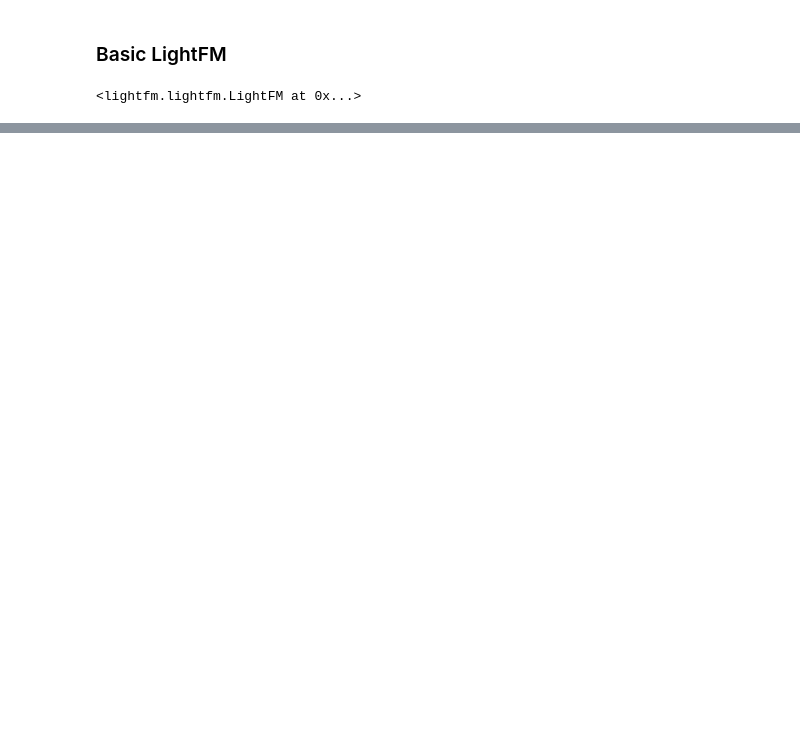
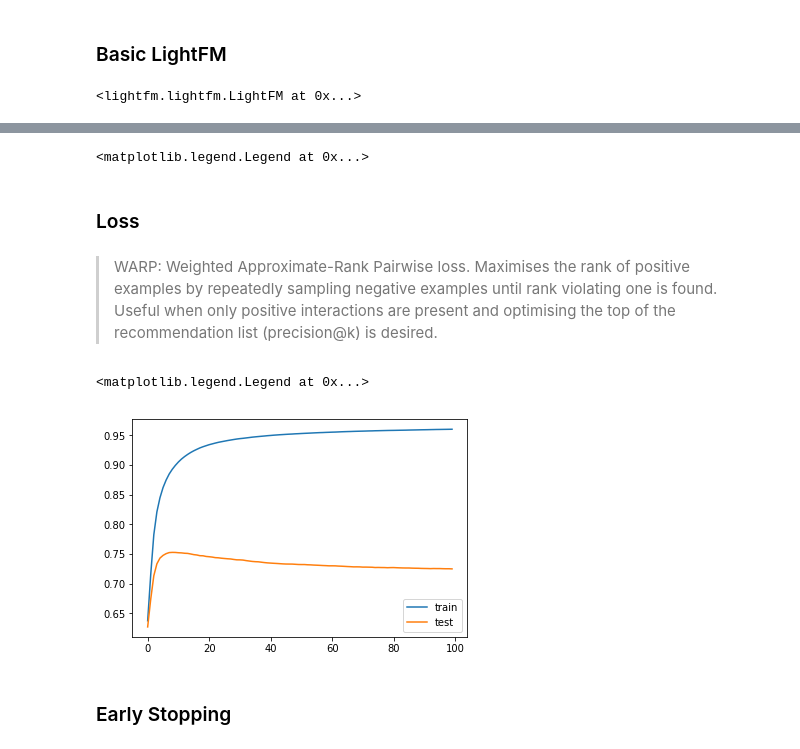
Before and after one commit to maxhumber/BRE, a Jupyter notebook: odsc.ipynb, the cells around one changed output, grey strips where cells are left out. Cells and saved outputs as stored; diff of their text form; code cells hidden in the pictures; blank space fills up the shorter version.

```diff
--- a/odsc.ipynb
+++ b/odsc.ipynb
@@ -434,0 +512,2 @@ array([0.57377923, 0.97406924, 0.6821956 ])
+# %%
+train, test = random_train_test_split(interactions, test_percentage=0.2)
@@ -434,0 +516,3 @@ array([0.57377923, 0.97406924, 0.6821956 ])
+# %%
+model = LightFM()
+model.fit(train, epochs=500)
@@ -434,0 +525,27 @@ array([0.57377923, 0.97406924, 0.6821956 ])
+# %%
+model = LightFM()
+
+scores = []
+for e in range(100):
+    model.fit_partial(train, epochs=1)
+    auc_train = auc_score(model, train).mean()
+    auc_test = auc_score(model, test).mean()
+    scores.append((auc_train, auc_test))
+
+scores = np.array(scores)
+# %%
+from matplotlib import pyplot as plt
+
+plt.plot(scores[:, 0], label='train')
+plt.plot(scores[:, 1], label='test')
+plt.legend()
+# %% [output]
+<matplotlib.legend.Legend at 0x...>
+# %% [markdown]
+### Loss
+# %% [markdown]
+> WARP: Weighted Approximate-Rank Pairwise loss. Maximises
+  the rank of positive examples by repeatedly sampling negative
+  examples until rank violating one is found. Useful when only
+  positive interactions are present and optimising the top of
+  the recommendation list (precision@k) is desired.
@@ -434,0 +554,22 @@ array([0.57377923, 0.97406924, 0.6821956 ])
+# %%
+model = LightFM(loss='warp')
+
+scores = []
+for e in range(100):
+    model.fit_partial(train, epochs=1)
+    auc_train = auc_score(model, train).mean()
+    auc_test = auc_score(model, test).mean()
+    scores.append((auc_train, auc_test))
+
+scores = np.array(scores)
+# %%
+from matplotlib import pyplot as plt
+
+plt.plot(scores[:, 0], label='train')
+plt.plot(scores[:, 1], label='test')
+plt.legend()
+# %% [output]
+<matplotlib.legend.Legend at 0x...>
+[figure, added]
+# %% [markdown]
+### Early Stopping
```
Also changed, not shown: parts of 54 cells of this notebook, 8 other files.
